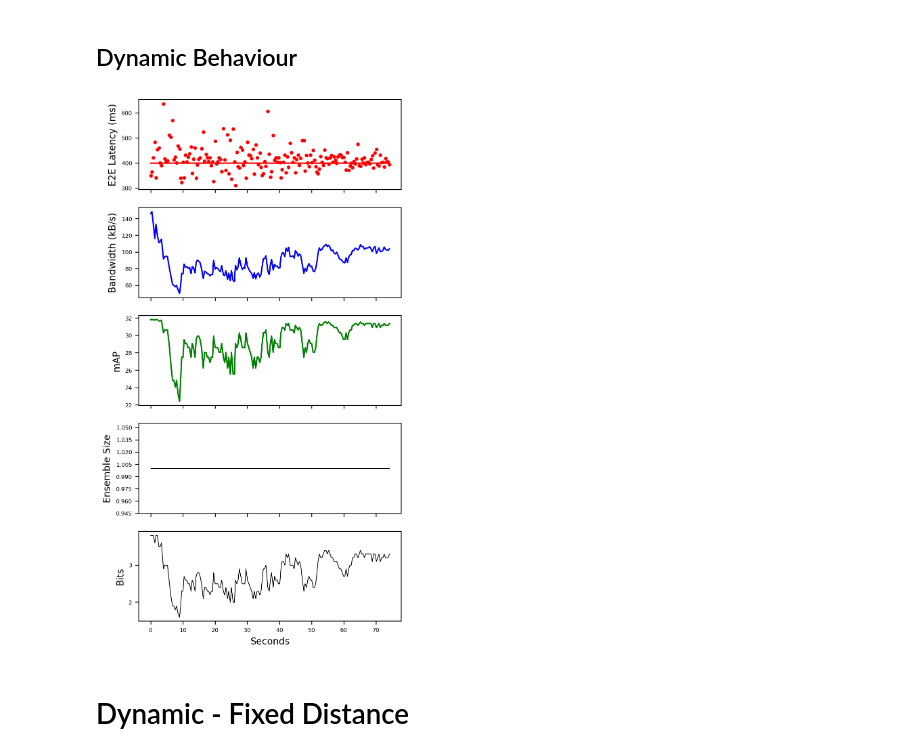
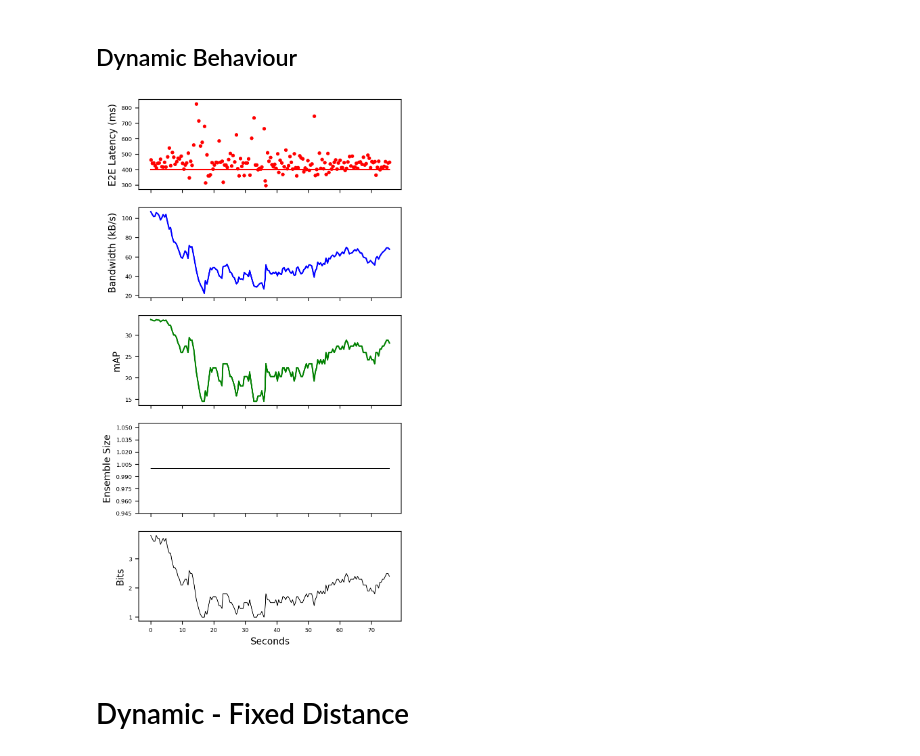
Before and after one commit to jsiloto/adaptive-cod-on-device, a Jupyter notebook: results/plots.ipynb, the cells around one changed output. Saved outputs shown, nothing was run; the diff lists cells and outputs as text; code cells hidden in the pictures.

Commit message:
plots

```diff
--- a/results/plots.ipynb
+++ b/results/plots.ipynb
@@ -213,35 +213,35 @@ plt.rc('ytick', labelsize=SMALL_SIZE)    # fontsize of the tick labels
 plt.rc('legend', fontsize=SMALL_SIZE)    # legend fontsize
 plt.rc('figure', titlesize=BIGGER_SIZE)  # fontsize of the figure title
 
-results = read_jsonlines_file('new/output_Test.jsonl')
+results = read_jsonlines_file('output_Test.jsonl')
 fig, ax = plt.subplots(5, 1, figsize=(5, 10), dpi=200)
 
 
 for a in fig.get_axes():
     a.label_outer()
 
 p0 = ax[0].scatter(results["time"], results["e2e"], s=8, color='r', label="E2E Latency")
 # p0 = ax[0].plot(time, e2e, "r-", linewidth=0.7)
 p0 = ax[0].plot(results["time"], results["deadline"], "r-")
 p1 = ax[1].plot(results["time"], results["bw"], "b-", label="Bandwidth(kB/s)")
 p2 = ax[2].plot(results["time"], results["mAP"], "g-", label="mAP")
 p3 = ax[3].plot(results["time"], results["compute"], linewidth=0.7, color="black", label="mAP")
 p4 = ax[4].plot(results["time"], results["bits"], linewidth=0.7, color="black", label="mAP")
 
 
 ax[3].yaxis.set_major_locator(MaxNLocator(integer=True))
 ax[4].yaxis.set_major_locator(MaxNLocator(integer=True))
 
 ax[0].set_ylabel("E2E Latency (ms)")
 ax[1].set_ylabel("Bandwidth (kB/s)")
 ax[2].set_ylabel("mAP")
 ax[3].set_ylabel("Ensemble Size")
 ax[4].set_ylabel("Bits")
 ax[4].set_xlabel("Seconds")
 
 plt.savefig("dynamic.pdf")
 # %% [output]
-[figure, old version]
+[figure, new version]
 # %% [markdown]
 # Dynamic - Fixed Distance
 # %%
```
Also changed, not shown: 1 other file.
